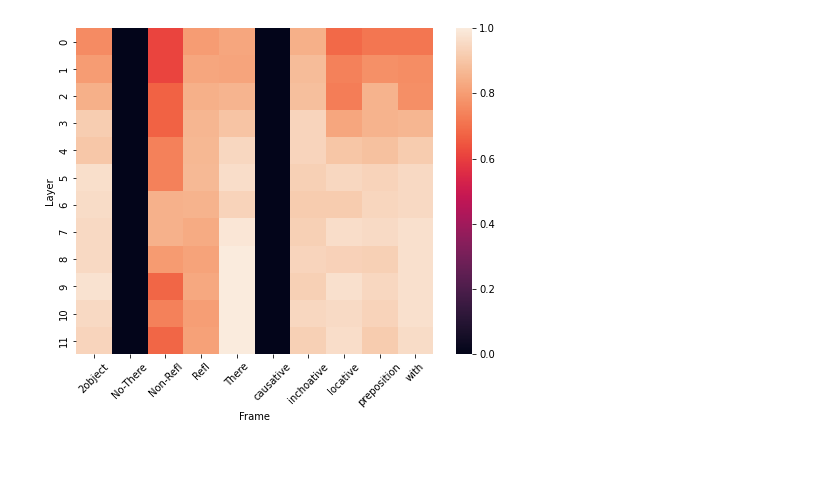
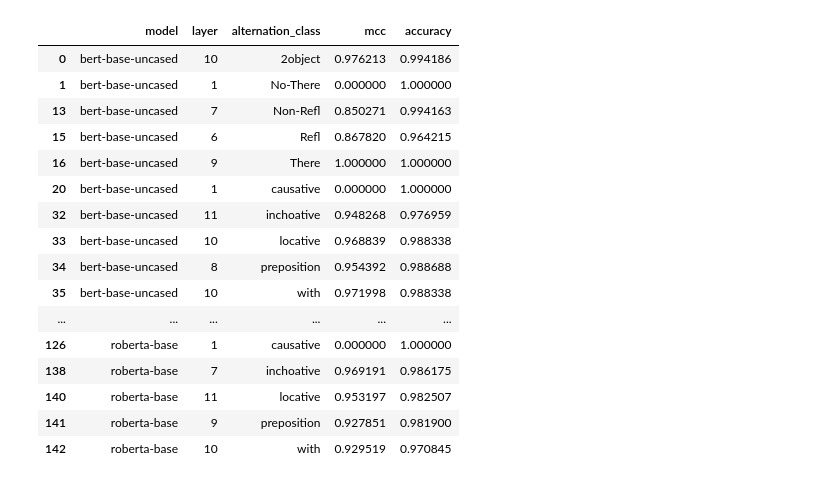
Before and after one commit to kvah/analyzing_verb_alternations_plms, a Jupyter notebook: results/metrics_bert.ipynb, the cells around one changed output. Saved outputs shown, nothing was run; the diff lists cells and outputs as text; code cells hidden in the pictures; blank space fills up the shorter version.

```diff
--- a/results/metrics_bert.ipynb
+++ b/results/metrics_bert.ipynb
@@ -89,11 +105,34 @@ for alternation in frames:
 # %%
-# Heatmap of layer performance
-layer_mccs = np.array(all_df.groupby('layer')[['mcc']].agg(list).reset_index()['mcc'].values.tolist())
-plt.figure(figsize=(8, 6))
-heatmap = sns.heatmap(layer_mccs, xticklabels=all_df['alternation_class'].unique())
-plt.xlabel('Frame')
-plt.ylabel('Layer')
-plt.xticks(rotation=45)
-heatmap;
+# # Heatmap of layer performance
+# layer_mccs = np.array(all_df.groupby('layer')[['mcc']].agg(list).reset_index()['mcc'].values.tolist())
+# plt.figure(figsize=(8, 6))
+# heatmap = sns.heatmap(layer_mccs, xticklabels=all_df['alternation_class'].unique())
+# plt.xlabel('Frame')
+# plt.ylabel('Layer')
+# plt.xticks(rotation=45)
+# heatmap;
-# %% [output]
-[figure, removed]
+# %%
+best_layer_df = all_df.groupby(['model', 'alternation_class'])[['mcc', 'accuracy']].max().reset_index()
+best_layer_df = pd.merge(best_layer_df, all_df, how='left', on=['model', 'alternation_class', 'mcc', 'accuracy'])[
+    ['model', 'layer', 'alternation_class', 'mcc', 'accuracy']
+]
+
+best_layer_df.drop_duplicates(['model', 'alternation_class'])
+# %% [output]
+|  | model | layer | alternation_class | mcc | accuracy |
+| 0 | bert-base-uncased | 10 | 2object | 0.976213 | 0.994186 |
+| 1 | bert-base-uncased | 1 | No-There | 0.000000 | 1.000000 |
+| 13 | bert-base-uncased | 7 | Non-Refl | 0.850271 | 0.994163 |
+| 15 | bert-base-uncased | 6 | Refl | 0.867820 | 0.964215 |
+| 16 | bert-base-uncased | 9 | There | 1.000000 | 1.000000 |
+| 20 | bert-base-uncased | 1 | causative | 0.000000 | 1.000000 |
+| 32 | bert-base-uncased | 11 | inchoative | 0.948268 | 0.976959 |
+| 33 | bert-base-uncased | 10 | locative | 0.968839 | 0.988338 |
+| 34 | bert-base-uncased | 8 | preposition | 0.954392 | 0.988688 |
+| 35 | bert-base-uncased | 10 | with | 0.971998 | 0.988338 |
+| ... | ... | ... | ... | ... | ... |
+| 126 | roberta-base | 1 | causative | 0.000000 | 1.000000 |
+| 138 | roberta-base | 7 | inchoative | 0.969191 | 0.986175 |
+| 140 | roberta-base | 11 | locative | 0.953197 | 0.982507 |
+| 141 | roberta-base | 9 | preposition | 0.927851 | 0.981900 |
+| 142 | roberta-base | 10 | with | 0.929519 | 0.970845 |
```
Also changed, not shown: parts of 9 cells of this notebook.
